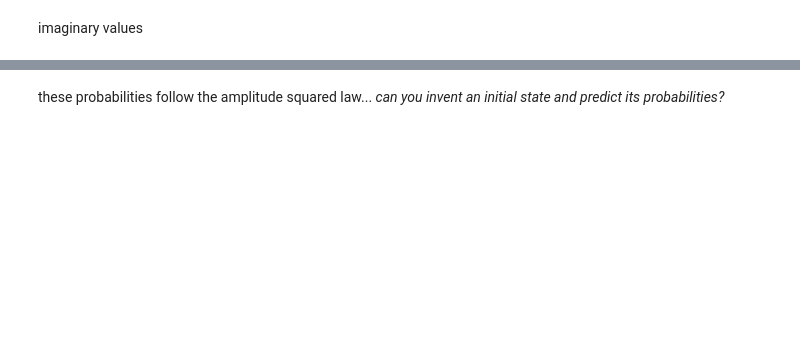
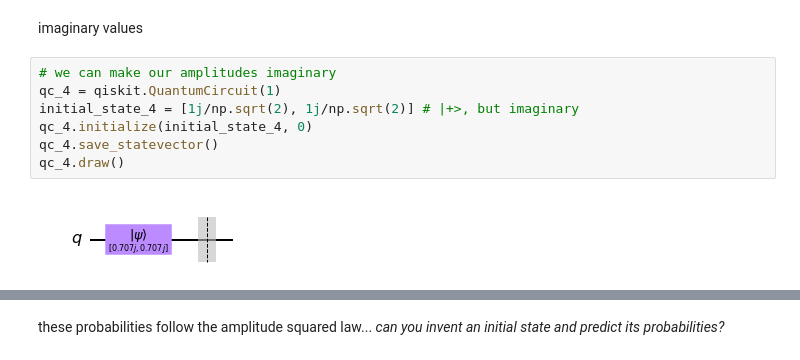
Before and after one commit to croppers/quantum_computing_workshop, a Jupyter notebook: 4 - Initializing Quantum States (key).ipynb, the cells around one changed output, grey strips where cells are left out. Drawn from its saved outputs; the diff is of its cells as text; blank space fills up the shorter version.

```diff
--- a/4 - Initializing Quantum States (key).ipynb
+++ b/4 - Initializing Quantum States (key).ipynb
@@ -59,2 +77,11 @@ real values
 # %% [markdown]
 imaginary values
+# %%
+# we can make our amplitudes imaginary
+qc_4 = qiskit.QuantumCircuit(1)
+initial_state_4 = [1j/np.sqrt(2), 1j/np.sqrt(2)] # |+>, but imaginary
+qc_4.initialize(initial_state_4, 0)
+qc_4.save_statevector()
+qc_4.draw()
+# %% [output]
+[figure, added]
```
Also changed, not shown: parts of 8 cells of this notebook.
